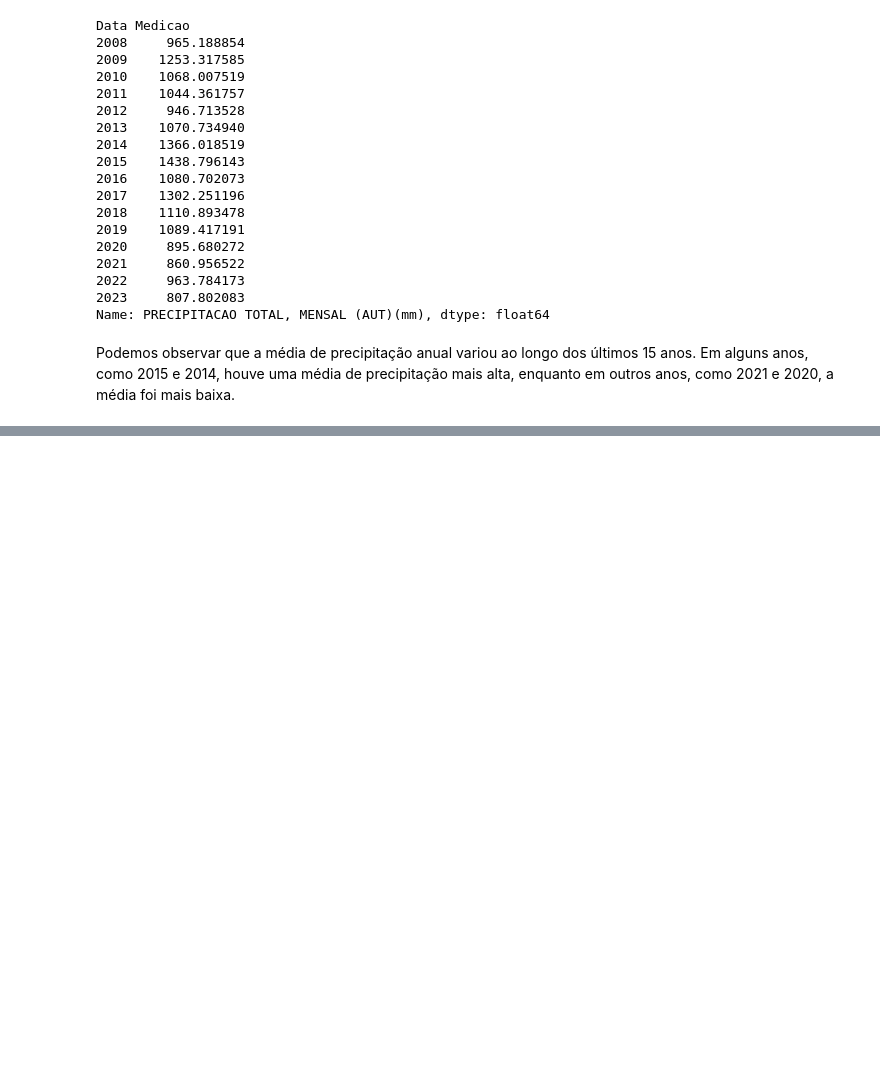
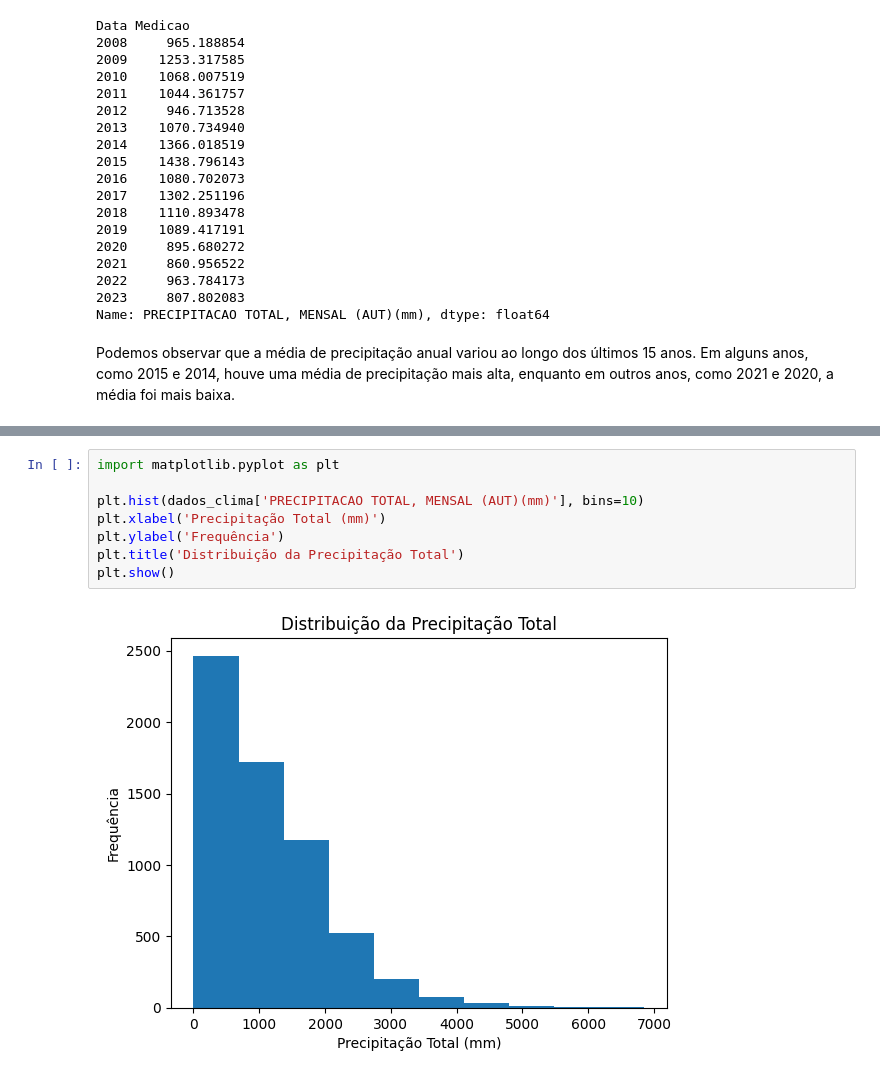
Before and after one commit to sauloajs/tech-challenge-01, a Jupyter notebook: Precipitação_Total_por_Ano.ipynb, the cells around one changed output, grey strips where cells are left out. Cells and saved outputs as stored; diff of their text form; blank space fills up the shorter version.

```diff
--- a/Precipitação_Total_por_Ano.ipynb
+++ b/Precipitação_Total_por_Ano.ipynb
@@ -88,0 +133,10 @@ Podemos observar que a média de precipitação anual variou ao longo dos últim
+# %%
+import matplotlib.pyplot as plt
+
+plt.hist(dados_clima['PRECIPITACAO TOTAL, MENSAL (AUT)(mm)'], bins=10)
+plt.xlabel('Precipitação Total (mm)')
+plt.ylabel('Frequência')
+plt.title('Distribuição da Precipitação Total')
+plt.show()
+# %% [output]
+[figure, added]
```
Also changed, not shown: parts of 13 cells of this notebook.
